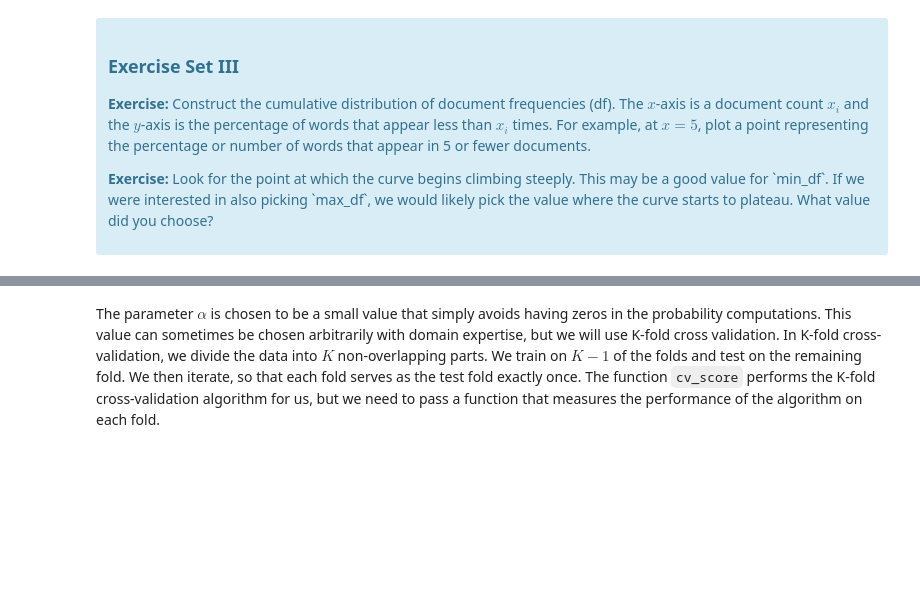
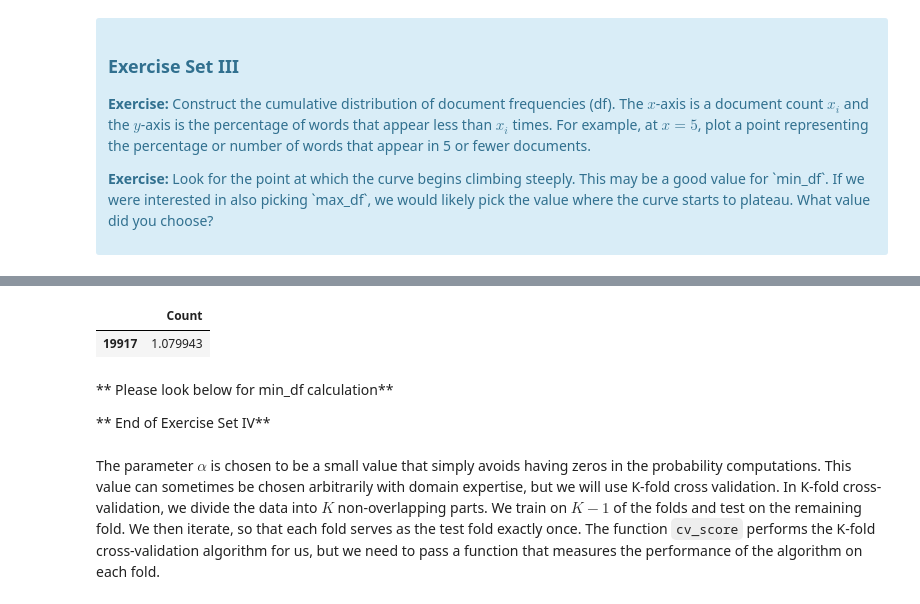
Before and after one commit to nsamrao/Springboard-Data-Science, a Jupyter notebook: Mini_Project_Naive_Bayes.ipynb, the cells around one changed output, grey strips where cells are left out. Cells and saved outputs as stored; diff of their text form; code cells hidden in the pictures; blank space fills up the shorter version.

```diff
--- a/Mini_Project_Naive_Bayes.ipynb
+++ b/Mini_Project_Naive_Bayes.ipynb
@@ -361,3 +358,14 @@ n.sort_index().plot(kind = 'bar')
+# %%
+a = pd.DataFrame((n/15561))
+a[a.Count > 1]
+#a.hist(bins = 4)
+# %% [output]
+|  | Count |
+| 19917 | 1.079943 |
+# %% [markdown]
+** Please look below for min_df calculation**
+
+** End of Exercise Set IV**
 # %% [markdown]
 The parameter $\alpha$ is chosen to be a small value that simply avoids having zeros in the probability computations. This value can sometimes be chosen arbitrarily with domain expertise, but we will use K-fold cross validation. In K-fold cross-validation, we divide the data into $K$ non-overlapping parts. We train on $K-1$ of the folds and test on the remaining fold. We then iterate, so that each fold serves as the test fold exactly once. The function `cv_score` performs the K-fold cross-validation algorithm for us, but we need to pass a function that measures the performance of the algorithm on each fold.
 # %%
```
Also changed, not shown: parts of 27 cells of this notebook.
